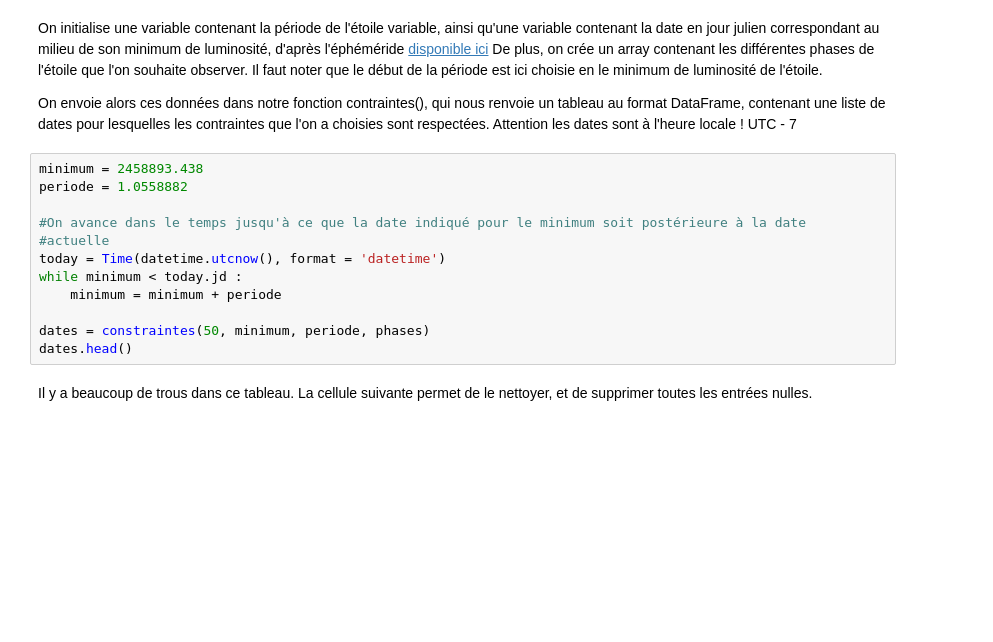
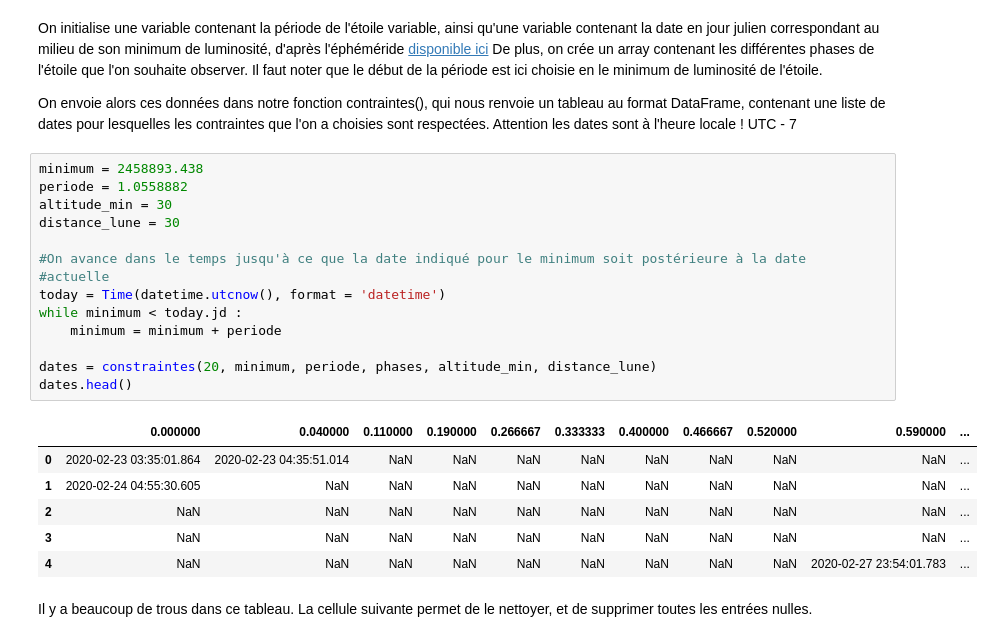
Before and after one commit to nicolasGrim/stage_astro, a Jupyter notebook: Calcul dates d'observation du boo.ipynb, the cells around one changed output. Drawn from its saved outputs; the diff is of its cells as text; blank space fills up the shorter version.

```diff
--- a/Calcul dates d'observation du boo.ipynb
+++ b/Calcul dates d'observation du boo.ipynb
@@ -173,15 +175,24 @@ Attention les dates sont à l'heure locale ! UTC - 7
 # %%
 minimum = 2458893.438
 periode = 1.0558882
+altitude_min = 30
+distance_lune = 30
 
 #On avance dans le temps jusqu'à ce que la date indiqué pour le minimum soit postérieure à la date
 #actuelle
 today = Time(datetime.utcnow(), format = 'datetime')
 while minimum < today.jd :
     minimum = minimum + periode
 
-dates = constraintes(50, minimum, periode, phases)
+dates = constraintes(20, minimum, periode, phases, altitude_min, distance_lune)
 dates.head()
+# %% [output]
+|  | 0.000000 | 0.040000 | 0.110000 | 0.190000 | 0.266667 | 0.333333 | 0.400000 | 0.466667 | 0.520000 | 0.590000 | ... |
+| 0 | 2020-02-23 03:35:01.864 | 2020-02-23 04:35:51.014 | NaN | NaN | NaN | NaN | NaN | NaN | NaN | NaN | ... |
+| 1 | 2020-02-24 04:55:30.605 | NaN | NaN | NaN | NaN | NaN | NaN | NaN | NaN | NaN | ... |
+| 2 | NaN | NaN | NaN | NaN | NaN | NaN | NaN | NaN | NaN | NaN | ... |
+| 3 | NaN | NaN | NaN | NaN | NaN | NaN | NaN | NaN | NaN | NaN | ... |
+| 4 | NaN | NaN | NaN | NaN | NaN | NaN | NaN | NaN | NaN | 2020-02-27 23:54:01.783 | ... |
 # %% [markdown]
 Il y a beaucoup de trous dans ce tableau. La cellule suivante permet de le nettoyer, et de supprimer toutes les entrées nulles.
 # %%
```
Also changed, not shown: parts of 9 cells of this notebook, 6 other files.
